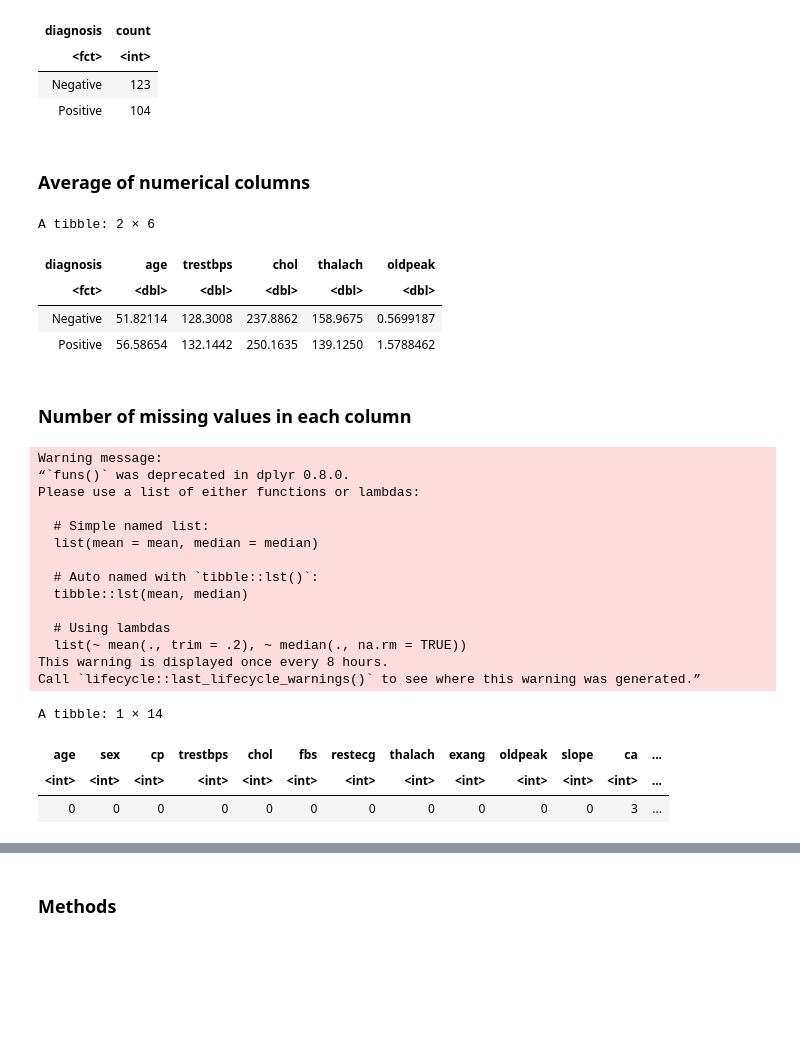
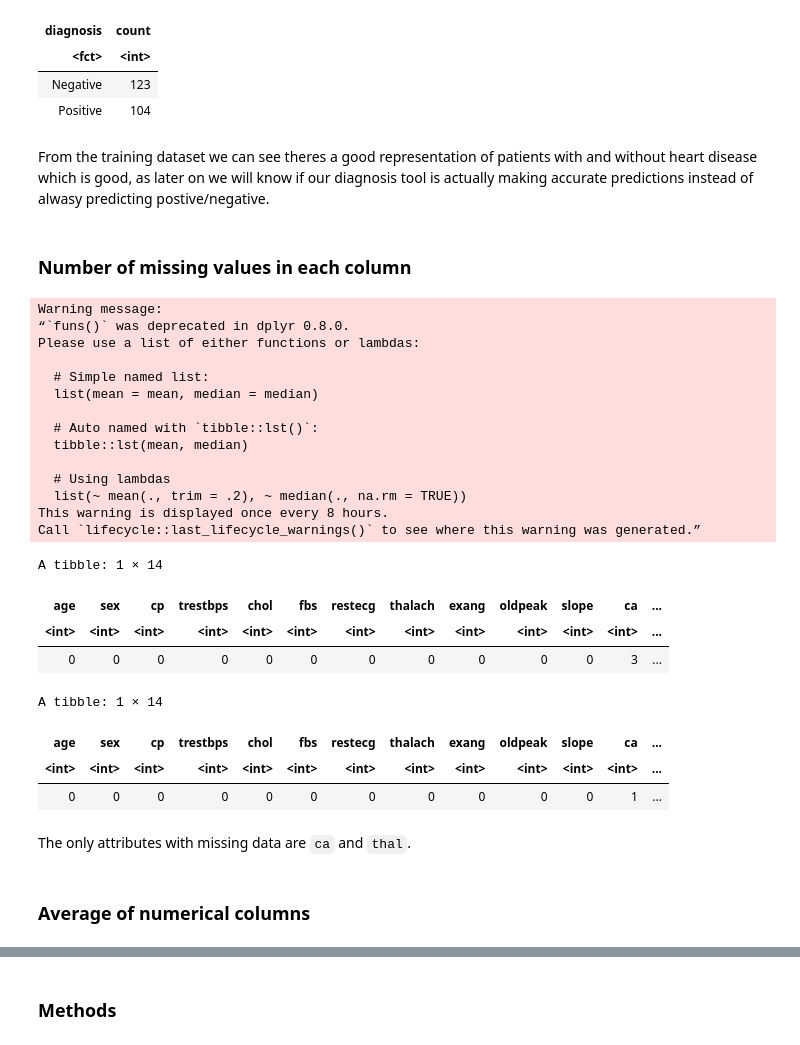
Before and after one commit to kaialami/dsci-007-group-45, a Jupyter notebook: proposal.ipynb, the cells around one changed output, grey strips where cells are left out. Cells and saved outputs as stored; diff of their text form; code cells hidden in the pictures; blank space fills up the shorter version.

```diff
--- a/proposal.ipynb
+++ b/proposal.ipynb
@@ -143,42 +147,39 @@ A tibble: 2 × 2
 | <fct> | <int> |
 | Negative | 123 |
 | Positive | 104 |
-# %% [markdown]
-### Average of numerical columns
-# %%
-stats_avg <- heart_train |>
-    select(age, trestbps, chol, thalach, oldpeak, diagnosis) |>
-    group_by(diagnosis) |>
-    summarize(across(age:oldpeak, mean, na.rm = TRUE))
-
-stats_avg
-# %% [output]
-A tibble: 2 × 6
-| diagnosis | age | trestbps | chol | thalach | oldpeak |
-| <fct> | <dbl> | <dbl> | <dbl> | <dbl> | <dbl> |
-| Negative | 51.82114 | 128.3008 | 237.8862 | 158.9675 | 0.5699187 |
-| Positive | 56.58654 | 132.1442 | 250.1635 | 139.1250 | 1.5788462 |
+# %% [markdown]
+From the training dataset we can see theres a good representation of patients with and without heart disease which is good, as later on we will know if our diagnosis tool is actually making accurate predictions instead of alwasy predicting postive/negative.
 # %% [markdown]
-### Number of missing values in each column
+### **Number of missing values in each column**
 # %%
 heart_train |>
     summarise_all(funs(sum(is.na(.))))
+heart_test |>
+    summarise_all(funs(sum(is.na(.))))
 # %% [output]
 Warning message:
 “`funs()` was deprecated in dplyr 0.8.0.
 Please use a list of either functions or lambdas:
 
   # Simple named list:
   list(mean = mean, median = median)
 
   # Auto named with `tibble::lst()`:
   tibble::lst(mean, median)
 
   # Using lambdas
   list(~ mean(., trim = .2), ~ median(., na.rm = TRUE))
 This warning is displayed once every 8 hours.
 Call `lifecycle::last_lifecycle_warnings()` to see where this warning was generated.”
 A tibble: 1 × 14
 | age | sex | cp | trestbps | chol | fbs | restecg | thalach | exang | oldpeak | slope | ca | ... |
 | <int> | <int> | <int> | <int> | <int> | <int> | <int> | <int> | <int> | <int> | <int> | <int> | ... |
 | 0 | 0 | 0 | 0 | 0 | 0 | 0 | 0 | 0 | 0 | 0 | 3 | ... |
+A tibble: 1 × 14
+| age | sex | cp | trestbps | chol | fbs | restecg | thalach | exang | oldpeak | slope | ca | ... |
+| <int> | <int> | <int> | <int> | <int> | <int> | <int> | <int> | <int> | <int> | <int> | <int> | ... |
+| 0 | 0 | 0 | 0 | 0 | 0 | 0 | 0 | 0 | 0 | 0 | 1 | ... |
+# %% [markdown]
+The only attributes with missing data are `ca` and `thal`.
+# %% [markdown]
+### **Average of numerical columns**
```
Also changed, not shown: parts of 14 cells of this notebook.
